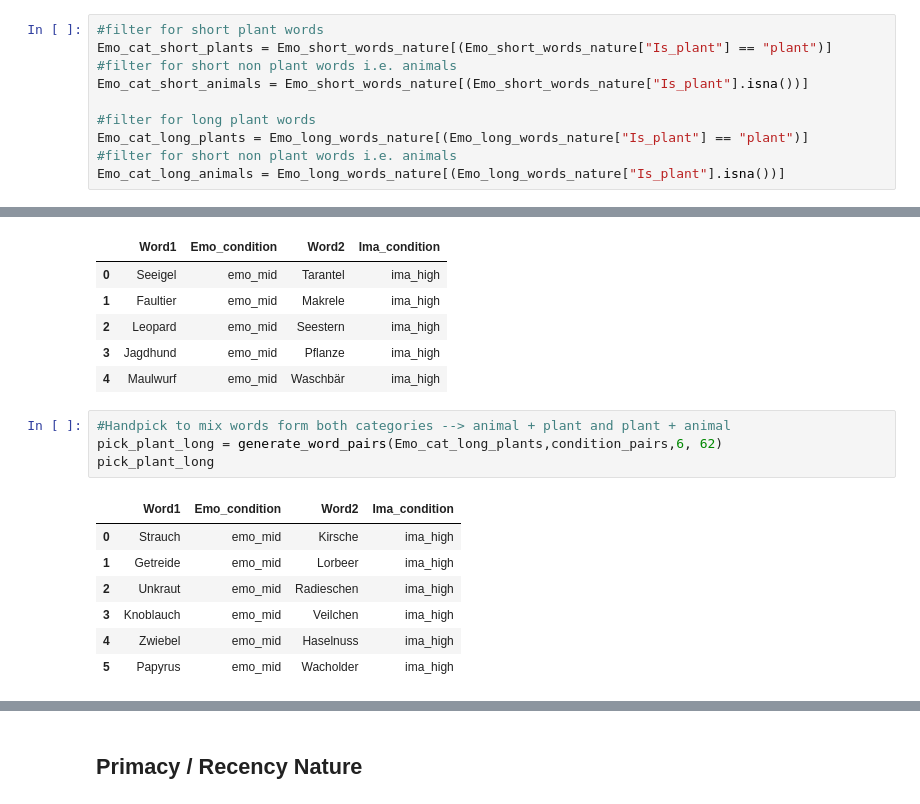
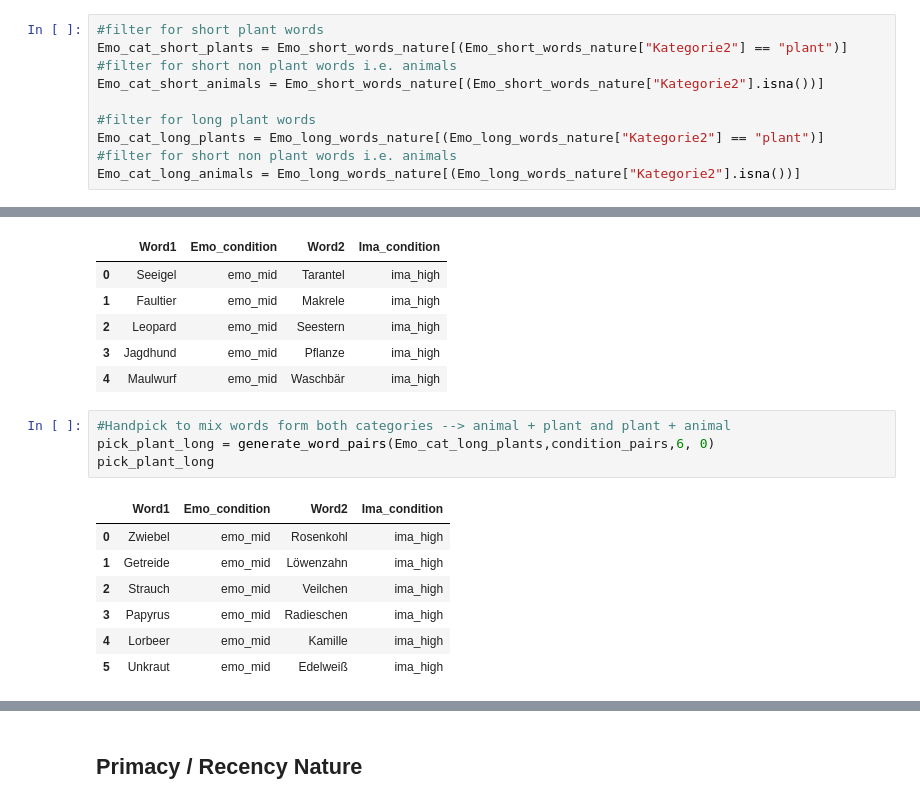
Before and after one commit to AlfredSwitchog/NeuroLab_3.10, a Jupyter notebook: PsychoPy/generate_word_pair_list.ipynb, the cells around one changed output, grey strips where cells are left out. Cells and saved outputs as stored; diff of their text form.

```diff
--- a/PsychoPy/generate_word_pair_list.ipynb
+++ b/PsychoPy/generate_word_pair_list.ipynb
@@ -174,13 +304,13 @@ Emo_long_words_nature = Emo[(Emo['length_group'] == 'long_word') & (Emo['Kategor
 # %%
 #filter for short plant words
-Emo_cat_short_plants = Emo_short_words_nature[(Emo_short_words_nature["Is_plant"] == "plant")]
+Emo_cat_short_plants = Emo_short_words_nature[(Emo_short_words_nature["Kategorie2"] == "plant")]
 #filter for short non plant words i.e. animals
-Emo_cat_short_animals = Emo_short_words_nature[(Emo_short_words_nature["Is_plant"].isna())]
+Emo_cat_short_animals = Emo_short_words_nature[(Emo_short_words_nature["Kategorie2"].isna())]
 
 #filter for long plant words
-Emo_cat_long_plants = Emo_long_words_nature[(Emo_long_words_nature["Is_plant"] == "plant")]
+Emo_cat_long_plants = Emo_long_words_nature[(Emo_long_words_nature["Kategorie2"] == "plant")]
 #filter for short non plant words i.e. animals
-Emo_cat_long_animals = Emo_long_words_nature[(Emo_long_words_nature["Is_plant"].isna())]
+Emo_cat_long_animals = Emo_long_words_nature[(Emo_long_words_nature["Kategorie2"].isna())]
 # %% [markdown]
 ## Short Words Nature
 # %%
@@ -266,16 +396,16 @@ cond_long_nature_animal_animal
 | 4 | Maulwurf | emo_mid | Waschbär | ima_high |
 # %%
 #Handpick to mix words form both categories --> animal + plant and plant + animal
-pick_plant_long = generate_word_pairs(Emo_cat_long_plants,condition_pairs,6, 62)
+pick_plant_long = generate_word_pairs(Emo_cat_long_plants,condition_pairs,6, 0)
 pick_plant_long
 # %% [output]
 |  | Word1 | Emo_condition | Word2 | Ima_condition |
-| 0 | Strauch | emo_mid | Kirsche | ima_high |
-| 1 | Getreide | emo_mid | Lorbeer | ima_high |
-| 2 | Unkraut | emo_mid | Radieschen | ima_high |
-| 3 | Knoblauch | emo_mid | Veilchen | ima_high |
-| 4 | Zwiebel | emo_mid | Haselnuss | ima_high |
-| 5 | Papyrus | emo_mid | Wacholder | ima_high |
+| 0 | Zwiebel | emo_mid | Rosenkohl | ima_high |
+| 1 | Getreide | emo_mid | Löwenzahn | ima_high |
+| 2 | Strauch | emo_mid | Veilchen | ima_high |
+| 3 | Papyrus | emo_mid | Radieschen | ima_high |
+| 4 | Lorbeer | emo_mid | Kamille | ima_high |
+| 5 | Unkraut | emo_mid | Edelweiß | ima_high |
 # %%
 #Handpick to mix words form both categories --> animal + plant and plant + animal
 pick_animal = generate_word_pairs(Emo_cat_long_animals,condition_pairs,5, 2)
```
Also changed, not shown: parts of 33 cells of this notebook, 4 other files.
